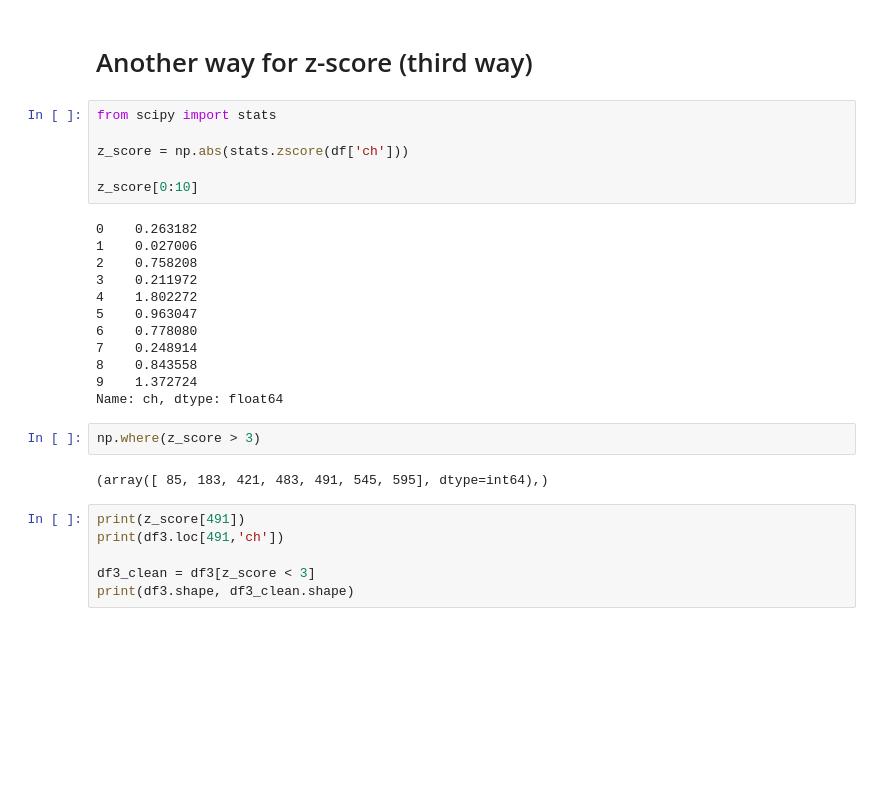
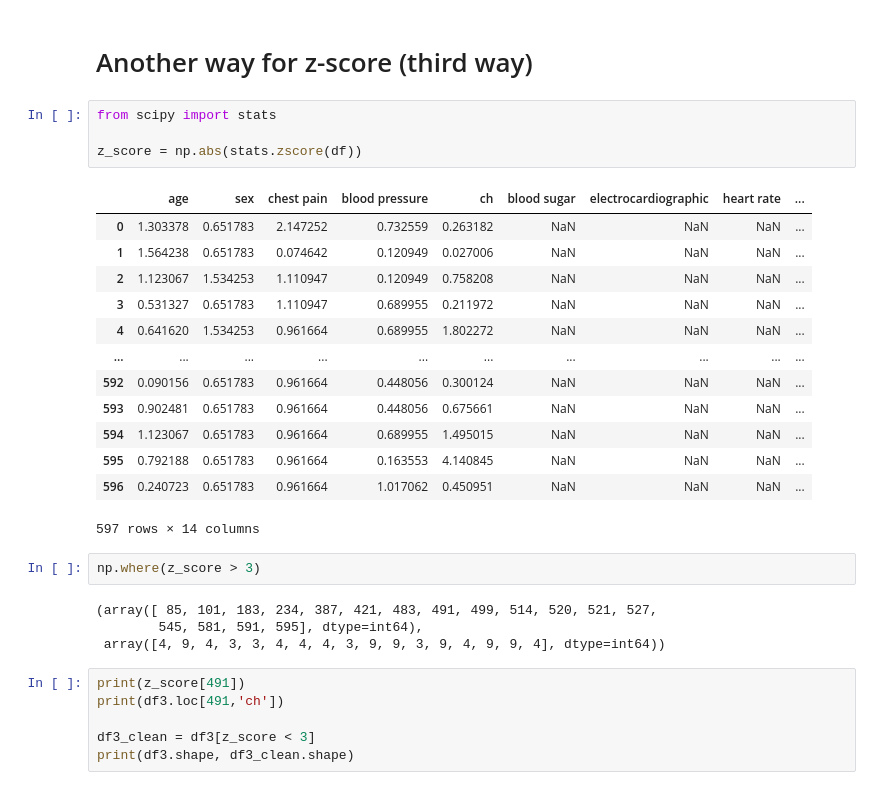
Before and after one commit to majidgolbaz/Heart-Failure-Prediction, a Jupyter notebook: Pre-Processing/preProccessing.ipynb, the cells around one changed output. Drawn from its saved outputs; the diff is of its cells as text; blank space fills up the shorter version.

```diff
--- a/Pre-Processing/preProccessing.ipynb
+++ b/Pre-Processing/preProccessing.ipynb
@@ -676,25 +676,27 @@ Outliers: [417.0, 564.0, 394.0, 468.0, 412.0, 85.0, 394.0, 466.0, 409.0, 529.0,
 # %%
 from scipy import stats
 
-z_score = np.abs(stats.zscore(df['ch']))
-
-z_score[0:10]
+z_score = np.abs(stats.zscore(df))
 # %% [output]
+|  | age | sex | chest pain | blood pressure | ch | blood sugar | electrocardiographic | heart rate | ... |
+| 0 | 1.303378 | 0.651783 | 2.147252 | 0.732559 | 0.263182 | NaN | NaN | NaN | ... |
+| 1 | 1.564238 | 0.651783 | 0.074642 | 0.120949 | 0.027006 | NaN | NaN | NaN | ... |
+| 2 | 1.123067 | 1.534253 | 1.110947 | 0.120949 | 0.758208 | NaN | NaN | NaN | ... |
+| 3 | 0.531327 | 0.651783 | 1.110947 | 0.689955 | 0.211972 | NaN | NaN | NaN | ... |
+| 4 | 0.641620 | 1.534253 | 0.961664 | 0.689955 | 1.802272 | NaN | NaN | NaN | ... |
+| ... | ... | ... | ... | ... | ... | ... | ... | ... | ... |
+| 592 | 0.090156 | 0.651783 | 0.961664 | 0.448056 | 0.300124 | NaN | NaN | NaN | ... |
+| 593 | 0.902481 | 0.651783 | 0.961664 | 0.448056 | 0.675661 | NaN | NaN | NaN | ... |
+| 594 | 1.123067 | 0.651783 | 0.961664 | 0.689955 | 1.495015 | NaN | NaN | NaN | ... |
+| 595 | 0.792188 | 0.651783 | 0.961664 | 0.163553 | 4.140845 | NaN | NaN | NaN | ... |
+| 596 | 0.240723 | 0.651783 | 0.961664 | 1.017062 | 0.450951 | NaN | NaN | NaN | ... |
-0    0.263182
-1    0.027006
-2    0.758208
-3    0.211972
-4    1.802272
-5    0.963047
-6    0.778080
-7    0.248914
-8    0.843558
-9    1.372724
-Name: ch, dtype: float64
+597 rows × 14 columns
 # %%
 np.where(z_score > 3)
 # %% [output]
-(array([ 85, 183, 421, 483, 491, 545, 595], dtype=int64),)
+(array([ 85, 101, 183, 234, 387, 421, 483, 491, 499, 514, 520, 521, 527,
+        545, 581, 591, 595], dtype=int64),
+ array([4, 9, 4, 3, 3, 4, 4, 4, 3, 9, 9, 3, 9, 4, 9, 9, 4], dtype=int64))
 # %%
 print(z_score[491])
 print(df3.loc[491,'ch'])
```
Also changed, not shown: parts of 5 cells of this notebook, 1 other file.
